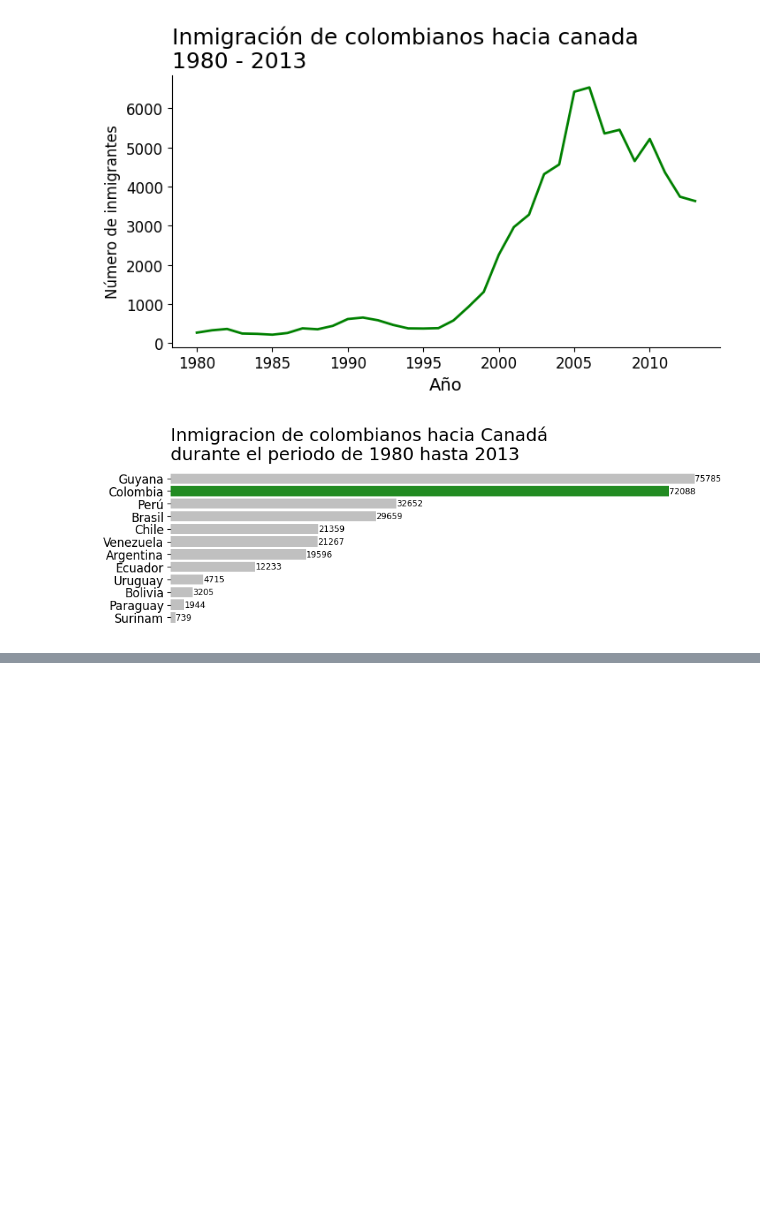
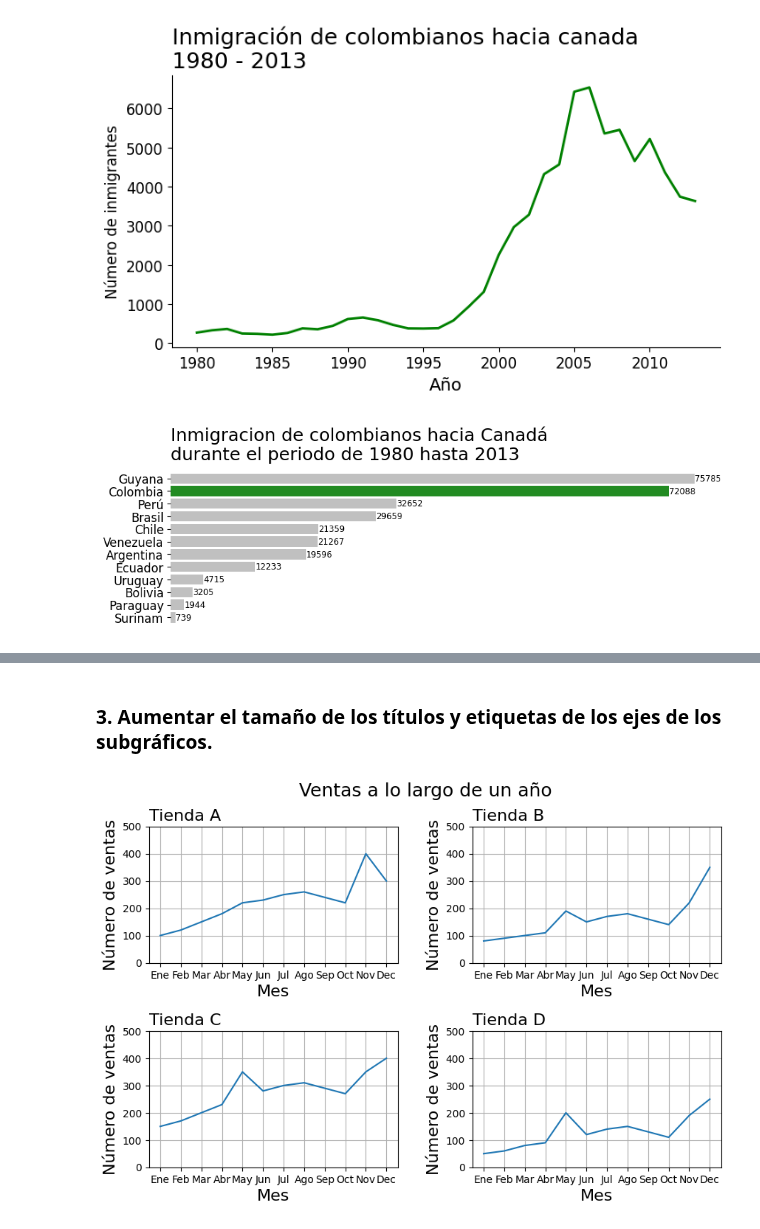
Before and after one commit to Liuz8/ETL-Oracle-Curso, a Jupyter notebook: graficos.ipynb, the cells around one changed output, grey strips where cells are left out. Drawn from its saved outputs; the diff is of its cells as text; code cells hidden in the pictures; blank space fills up the shorter version.

```diff
--- a/graficos.ipynb
+++ b/graficos.ipynb
@@ -873,0 +975,35 @@ plt.show()
+# %% [markdown]
+### 3. Aumentar el tamaño de los títulos y etiquetas de los ejes de los subgráficos.
+# %%
+# Creamos las 4 figuras
+fig, axs = plt.subplots(2,2,figsize=(10,6))
+fig.subplots_adjust(hspace=0.5,wspace=0.3) # Espacio entre graficos
+fig.suptitle('Ventas a lo largo de un año', fontsize=18)
+
+axs[0,0].plot(ventas.loc['A'])
+axs[0,0].set_title('Tienda A',fontsize=16, loc='left')
+
+axs[0,1].plot(ventas.loc['B'])
+axs[0,1].set_title('Tienda B',fontsize=16, loc='left')
+
+axs[1,0].plot(ventas.loc['C'])
+axs[1,0].set_title('Tienda C',fontsize=16, loc='left')
+
+axs[1,1].plot(ventas.loc['D'])
+axs[1,1].set_title('Tienda D',fontsize=16, loc='left')
+
+ymin=0
+ymax=500
+
+for ax in axs.ravel(): # ravel toma arage multidimensional a un arage unidimensional
+    ax.set_ylim(ymin,ymax)
+
+for ax in axs.flat:
+    # ax.xaxis.set_major_locator(plt.MultipleLocator(5))
+    ax.set_xlabel('Mes',fontsize=16)
+    ax.set_ylabel('Número de ventas',fontsize=16)
+    ax.grid()
+
+plt.show()
+# %% [output]
+[figure, added]
```
Also changed, not shown: parts of 14 cells of this notebook, 1 other file.
